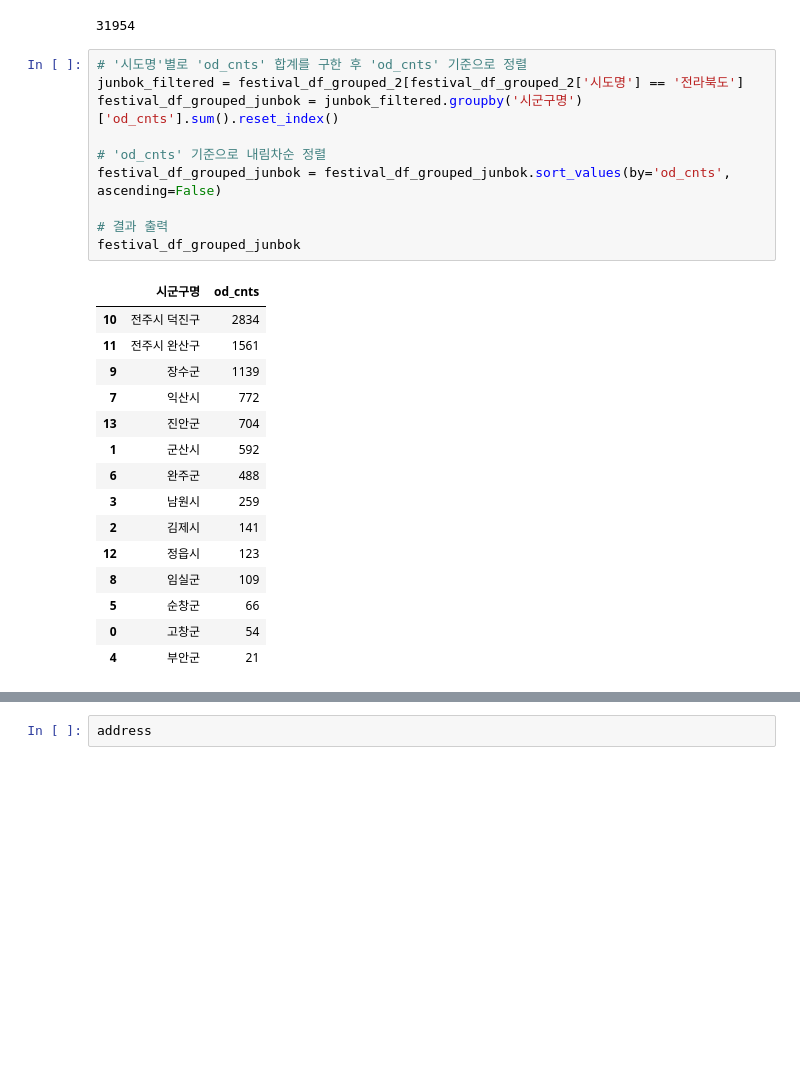
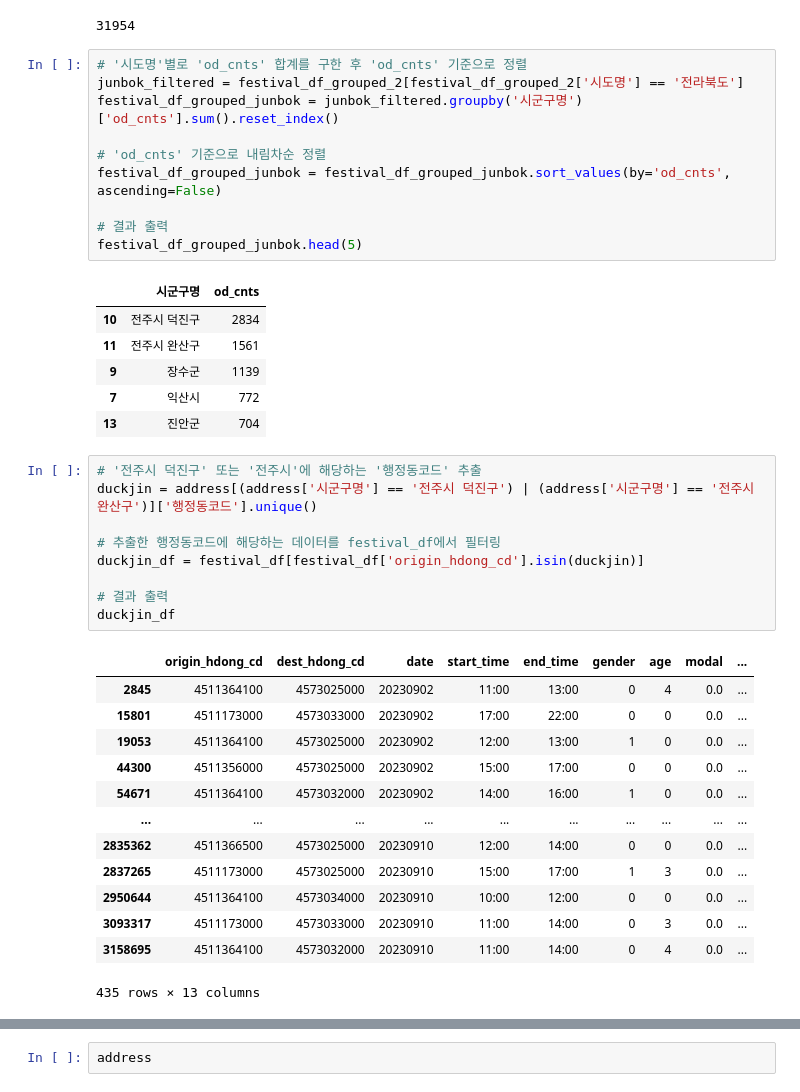
Before and after one commit to NongShiN/2024_bigcontest_muju_festival_shuttle_bus, a Jupyter notebook: EDA/chanwoong/festival_eda.ipynb, the cells around one changed output, grey strips where cells are left out. Saved outputs shown, nothing was run; the diff lists cells and outputs as text; blank space fills up the shorter version.

```diff
--- a/EDA/chanwoong/festival_eda.ipynb
+++ b/EDA/chanwoong/festival_eda.ipynb
@@ -283,26 +283,40 @@ festival_df_grouped_sido['od_cnts'].sum()
 # %%
 # '시도명'별로 'od_cnts' 합계를 구한 후 'od_cnts' 기준으로 정렬
 junbok_filtered = festival_df_grouped_2[festival_df_grouped_2['시도명'] == '전라북도']
 festival_df_grouped_junbok = junbok_filtered.groupby('시군구명')['od_cnts'].sum().reset_index()
 
 # 'od_cnts' 기준으로 내림차순 정렬
 festival_df_grouped_junbok = festival_df_grouped_junbok.sort_values(by='od_cnts', ascending=False)
 
 # 결과 출력
-festival_df_grouped_junbok
+festival_df_grouped_junbok.head(5)
 # %% [output]
 |  | 시군구명 | od_cnts |
 | 10 | 전주시 덕진구 | 2834 |
 | 11 | 전주시 완산구 | 1561 |
 | 9 | 장수군 | 1139 |
 | 7 | 익산시 | 772 |
 | 13 | 진안군 | 704 |
-| 1 | 군산시 | 592 |
-| 6 | 완주군 | 488 |
-| 3 | 남원시 | 259 |
-| 2 | 김제시 | 141 |
-| 12 | 정읍시 | 123 |
-| 8 | 임실군 | 109 |
-| 5 | 순창군 | 66 |
-| 0 | 고창군 | 54 |
-| 4 | 부안군 | 21 |
+# %%
+# '전주시 덕진구' 또는 '전주시'에 해당하는 '행정동코드' 추출
+duckjin = address[(address['시군구명'] == '전주시 덕진구') | (address['시군구명'] == '전주시 완산구')]['행정동코드'].unique()
+
+# 추출한 행정동코드에 해당하는 데이터를 festival_df에서 필터링
+duckjin_df = festival_df[festival_df['origin_hdong_cd'].isin(duckjin)]
+
+# 결과 출력
+duckjin_df
+# %% [output]
+|  | origin_hdong_cd | dest_hdong_cd | date | start_time | end_time | gender | age | modal | ... |
+| 2845 | 4511364100 | 4573025000 | 20230902 | 11:00 | 13:00 | 0 | 4 | 0.0 | ... |
+| 15801 | 4511173000 | 4573033000 | 20230902 | 17:00 | 22:00 | 0 | 0 | 0.0 | ... |
+| 19053 | 4511364100 | 4573025000 | 20230902 | 12:00 | 13:00 | 1 | 0 | 0.0 | ... |
+| 44300 | 4511356000 | 4573025000 | 20230902 | 15:00 | 17:00 | 0 | 0 | 0.0 | ... |
+| 54671 | 4511364100 | 4573032000 | 20230902 | 14:00 | 16:00 | 1 | 0 | 0.0 | ... |
+| ... | ... | ... | ... | ... | ... | ... | ... | ... | ... |
+| 2835362 | 4511366500 | 4573025000 | 20230910 | 12:00 | 14:00 | 0 | 0 | 0.0 | ... |
+| 2837265 | 4511173000 | 4573025000 | 20230910 | 15:00 | 17:00 | 1 | 3 | 0.0 | ... |
+| 2950644 | 4511364100 | 4573034000 | 20230910 | 10:00 | 12:00 | 0 | 0 | 0.0 | ... |
+| 3093317 | 4511173000 | 4573033000 | 20230910 | 11:00 | 14:00 | 0 | 3 | 0.0 | ... |
+| 3158695 | 4511364100 | 4573032000 | 20230910 | 11:00 | 14:00 | 0 | 4 | 0.0 | ... |
+435 rows × 13 columns
```
Also changed, not shown: parts of 21 cells of this notebook.
